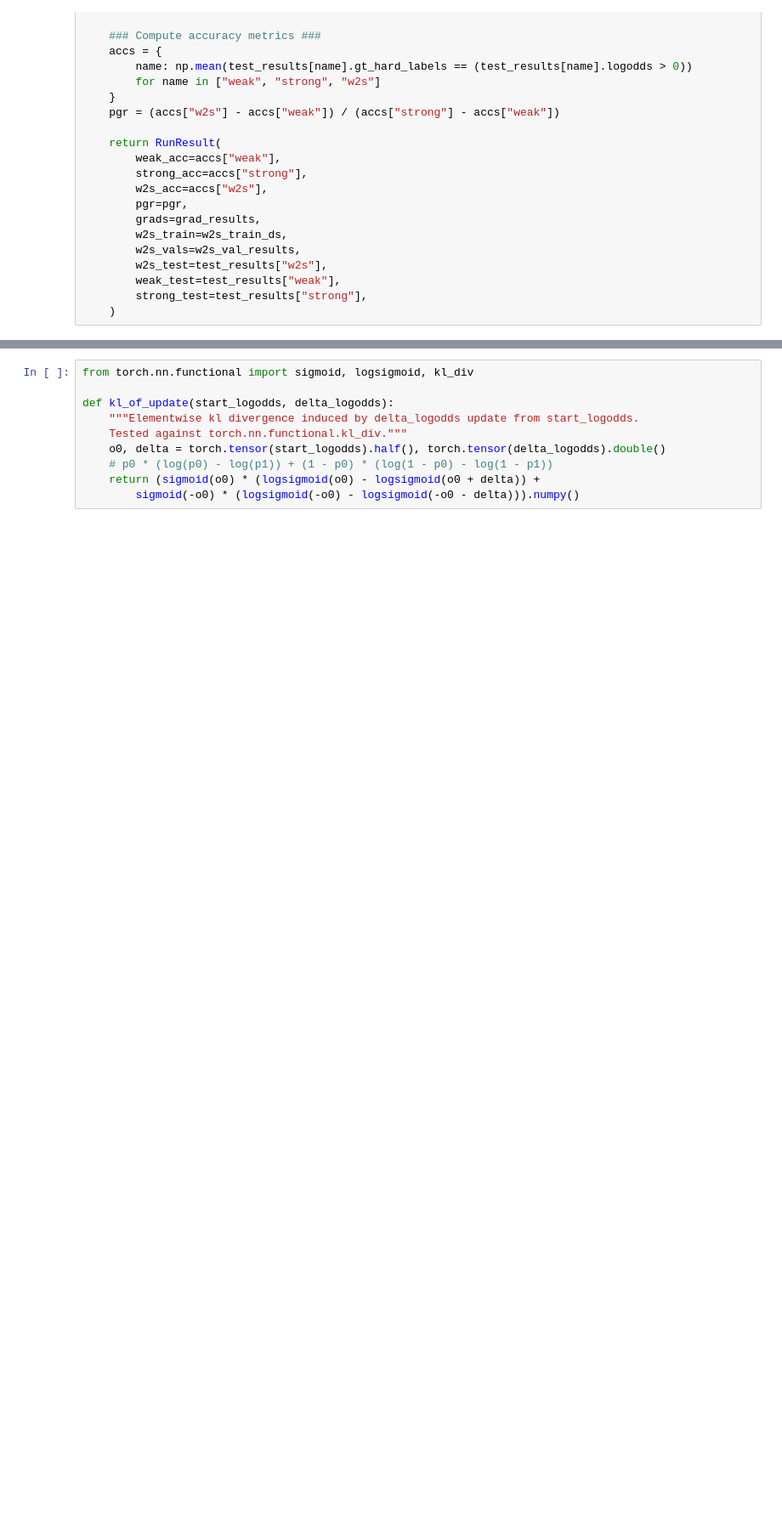
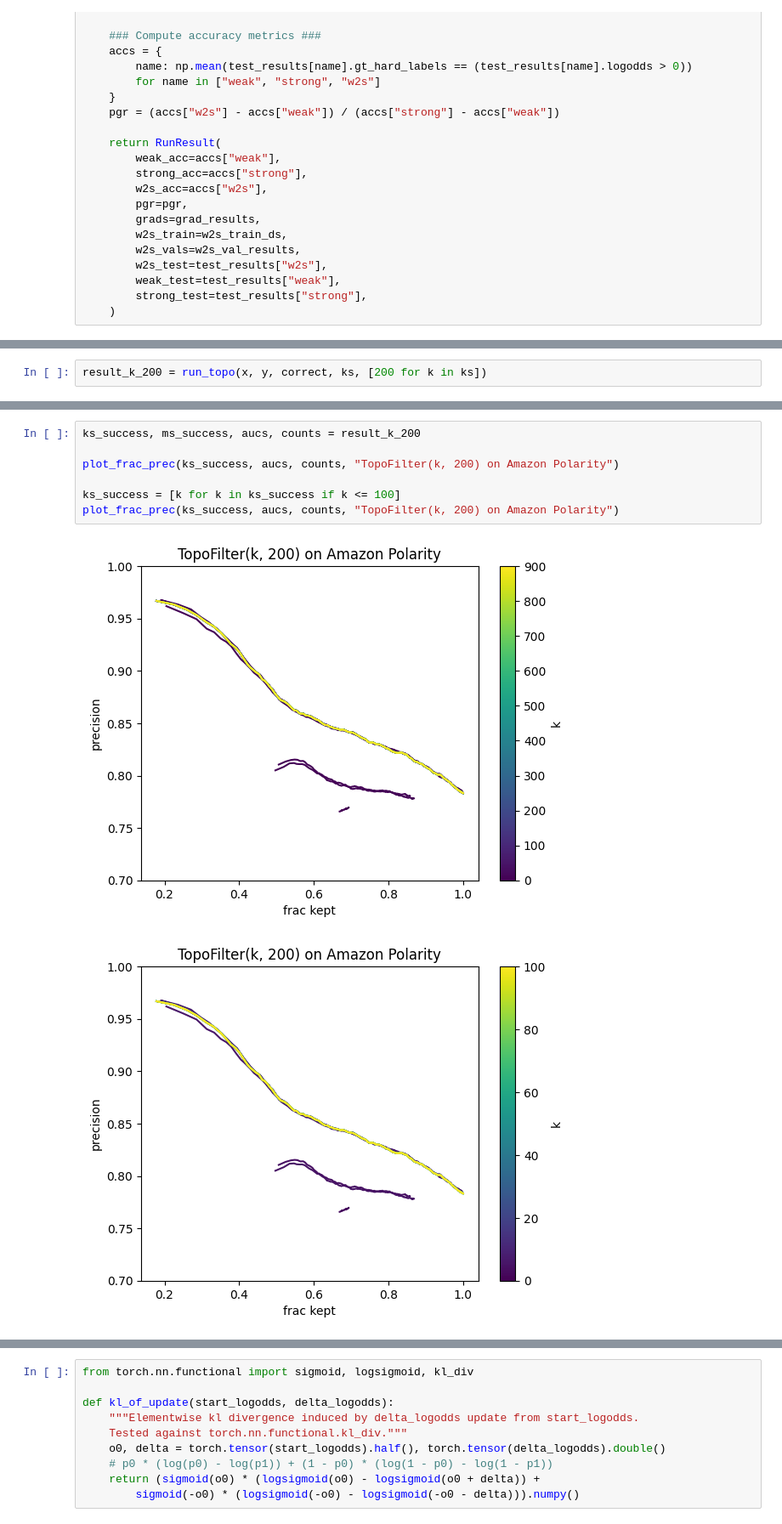
Before and after one commit to EleutherAI/weak-to-strong, a Jupyter notebook: notebooks/grads_analysis.ipynb, the cells around one changed output, grey strips where cells are left out. Shown at 85% size. Saved outputs shown, nothing was run; the diff lists cells and outputs as text; blank space fills up the shorter version.

```diff
--- a/notebooks/grads_analysis.ipynb
+++ b/notebooks/grads_analysis.ipynb
@@ -235,0 +451,2 @@ def load_run_result(w2s_path: str, weak_path: str, strong_path: str) -> RunResul
+# %%
+result_k_200 = run_topo(x, y, correct, ks, [200 for k in ks])
@@ -235,0 +493,10 @@ def load_run_result(w2s_path: str, weak_path: str, strong_path: str) -> RunResul
+# %%
+ks_success, ms_success, aucs, counts = result_k_200
+
+plot_frac_prec(ks_success, aucs, counts, "TopoFilter(k, 200) on Amazon Polarity")
+
+ks_success = [k for k in ks_success if k <= 100]
+plot_frac_prec(ks_success, aucs, counts, "TopoFilter(k, 200) on Amazon Polarity")
+# %% [output]
+[figure, added]
+[figure, added]
```
Also changed, not shown: parts of 45 cells of this notebook, 1 other file.
